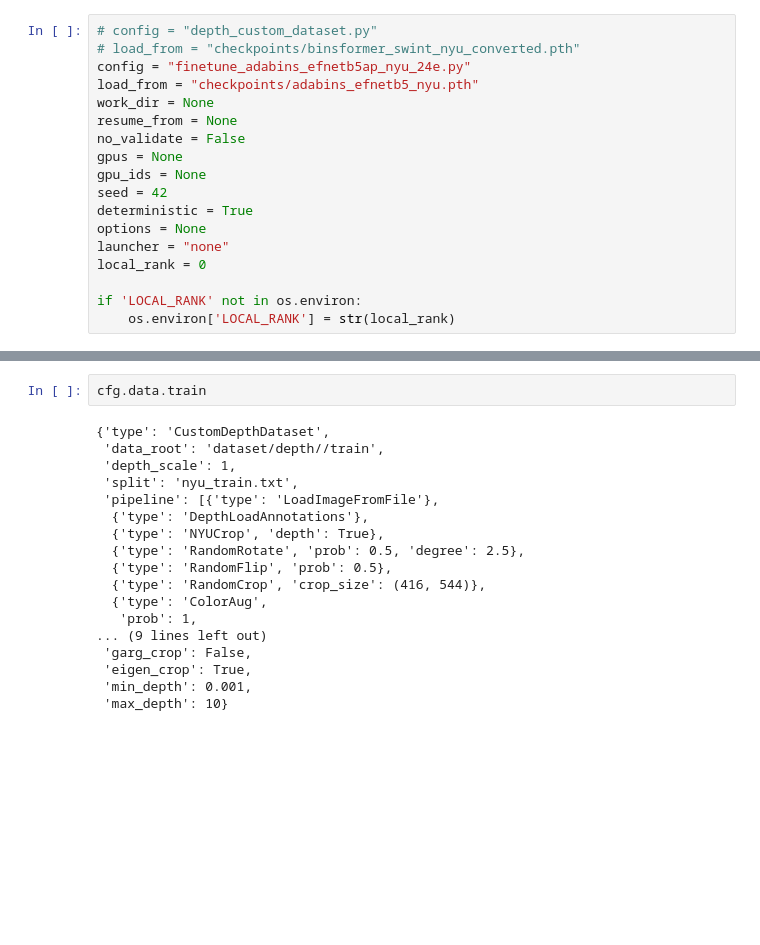
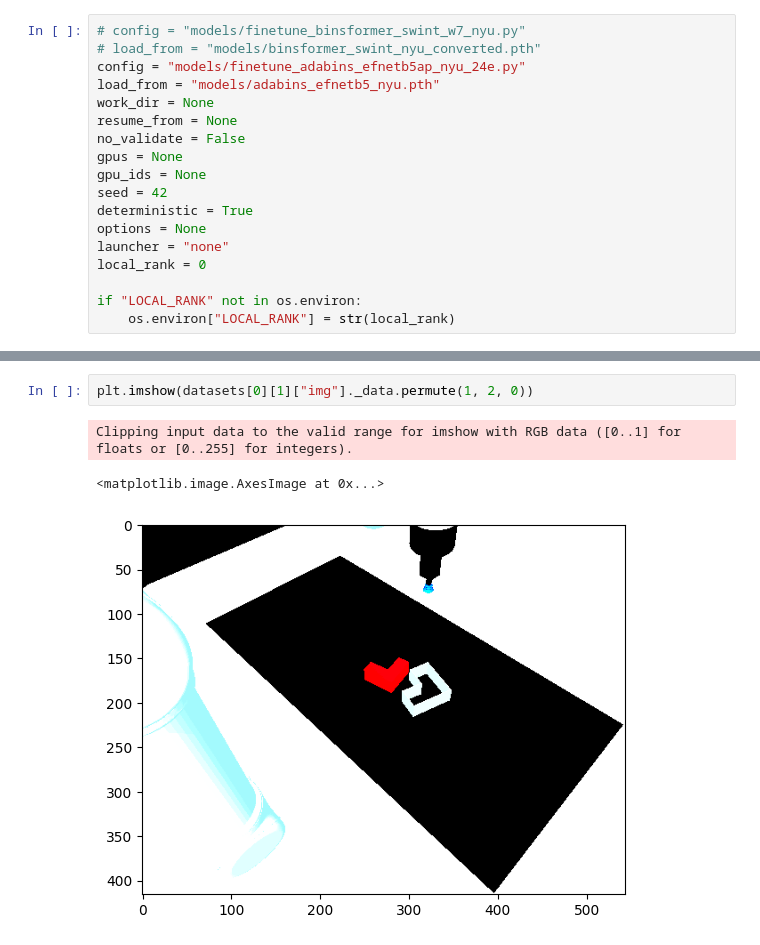
Before and after one commit to MatiasEtcheve/RECVIS-transporter-networks, a Jupyter notebook: data_preprocessing.ipynb, the cells around one changed output, grey strips where cells are left out. Drawn from its saved outputs; the diff is of its cells as text; blank space fills up the shorter version.

```diff
--- a/data_preprocessing.ipynb
+++ b/data_preprocessing.ipynb
@@ -116,8 +123,8 @@ transform_task_dataset_to_images(Path("dataset"), Path("dataset/depth"))
 # %%
-# config = "depth_custom_dataset.py"
-# load_from = "checkpoints/binsformer_swint_nyu_converted.pth"
-config = "finetune_adabins_efnetb5ap_nyu_24e.py"
-load_from = "checkpoints/adabins_efnetb5_nyu.pth"
+# config = "models/finetune_binsformer_swint_w7_nyu.py"
+# load_from = "models/binsformer_swint_nyu_converted.pth"
+config = "models/finetune_adabins_efnetb5ap_nyu_24e.py"
+load_from = "models/adabins_efnetb5_nyu.pth"
 work_dir = None
 resume_from = None
 no_validate = False
@@ -129,6 +136,6 @@ options = None
 launcher = "none"
 local_rank = 0
 
-if 'LOCAL_RANK' not in os.environ:
-    os.environ['LOCAL_RANK'] = str(local_rank)
+if "LOCAL_RANK" not in os.environ:
+    os.environ["LOCAL_RANK"] = str(local_rank)
 # %%
@@ -252,20 +262,6 @@ RuntimeError: Found no NVIDIA driver on your system. Please check that you have
-# %%
-cfg.data.train
-# %% [output]
-{'type': 'CustomDepthDataset',
- 'data_root': 'dataset/depth//train',
- 'depth_scale': 1,
- 'split': 'nyu_train.txt',
- 'pipeline': [{'type': 'LoadImageFromFile'},
-  {'type': 'DepthLoadAnnotations'},
-  {'type': 'NYUCrop', 'depth': True},
-  {'type': 'RandomRotate', 'prob': 0.5, 'degree': 2.5},
-  {'type': 'RandomFlip', 'prob': 0.5},
-  {'type': 'RandomCrop', 'crop_size': (416, 544)},
-  {'type': 'ColorAug',
-   'prob': 1,
-... (9 lines left out)
- 'garg_crop': False,
- 'eigen_crop': True,
- 'min_depth': 0.001,
- 'max_depth': 10}
+# %%
+plt.imshow(datasets[0][1]["img"]._data.permute(1, 2, 0))
+# %% [output]
+Clipping input data to the valid range for imshow with RGB data ([0..1] for floats or [0..255] for integers).
+<matplotlib.image.AxesImage at 0x...>
+[figure, added]
```
Also changed, not shown: parts of 7 cells of this notebook, 13 other files.
